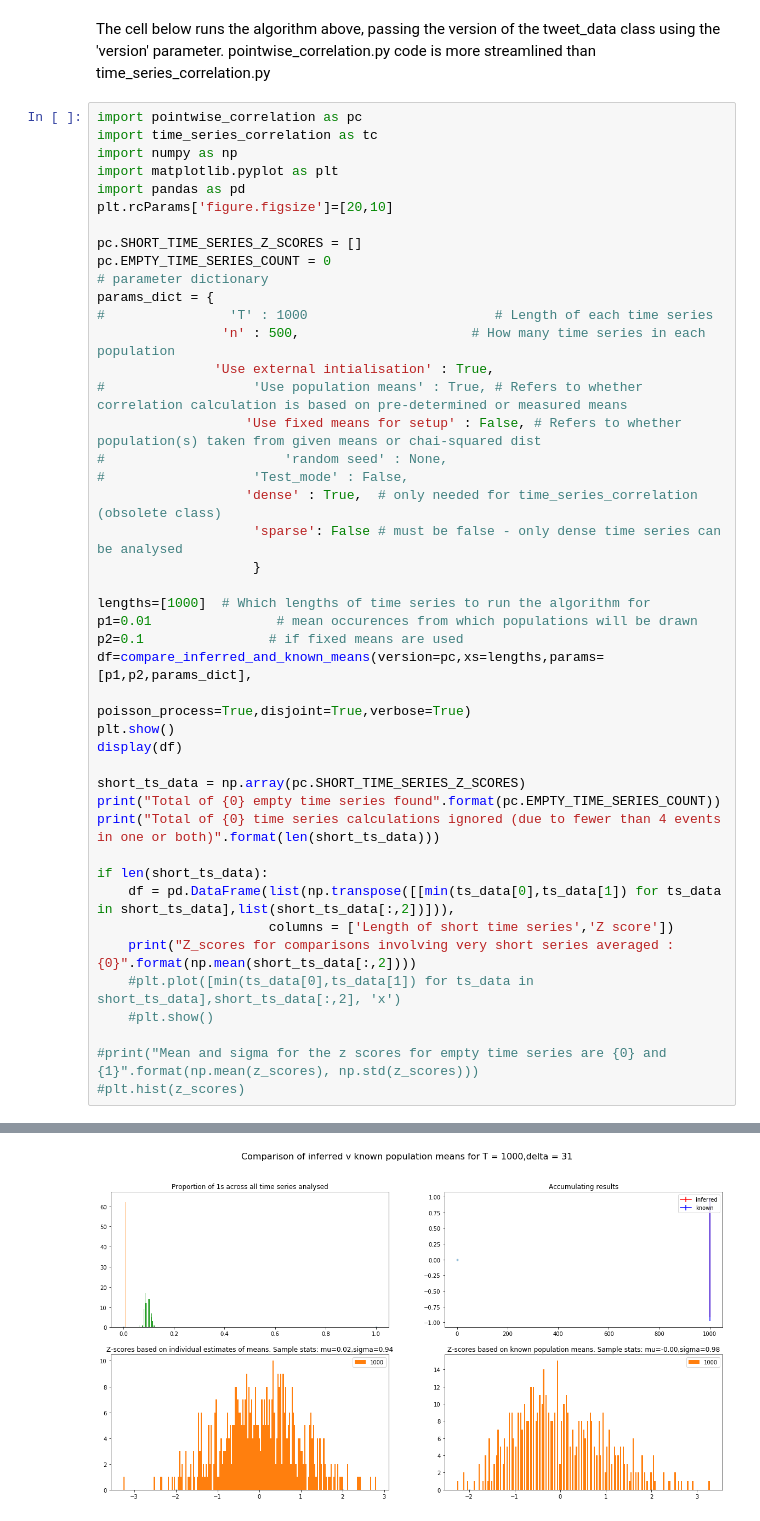
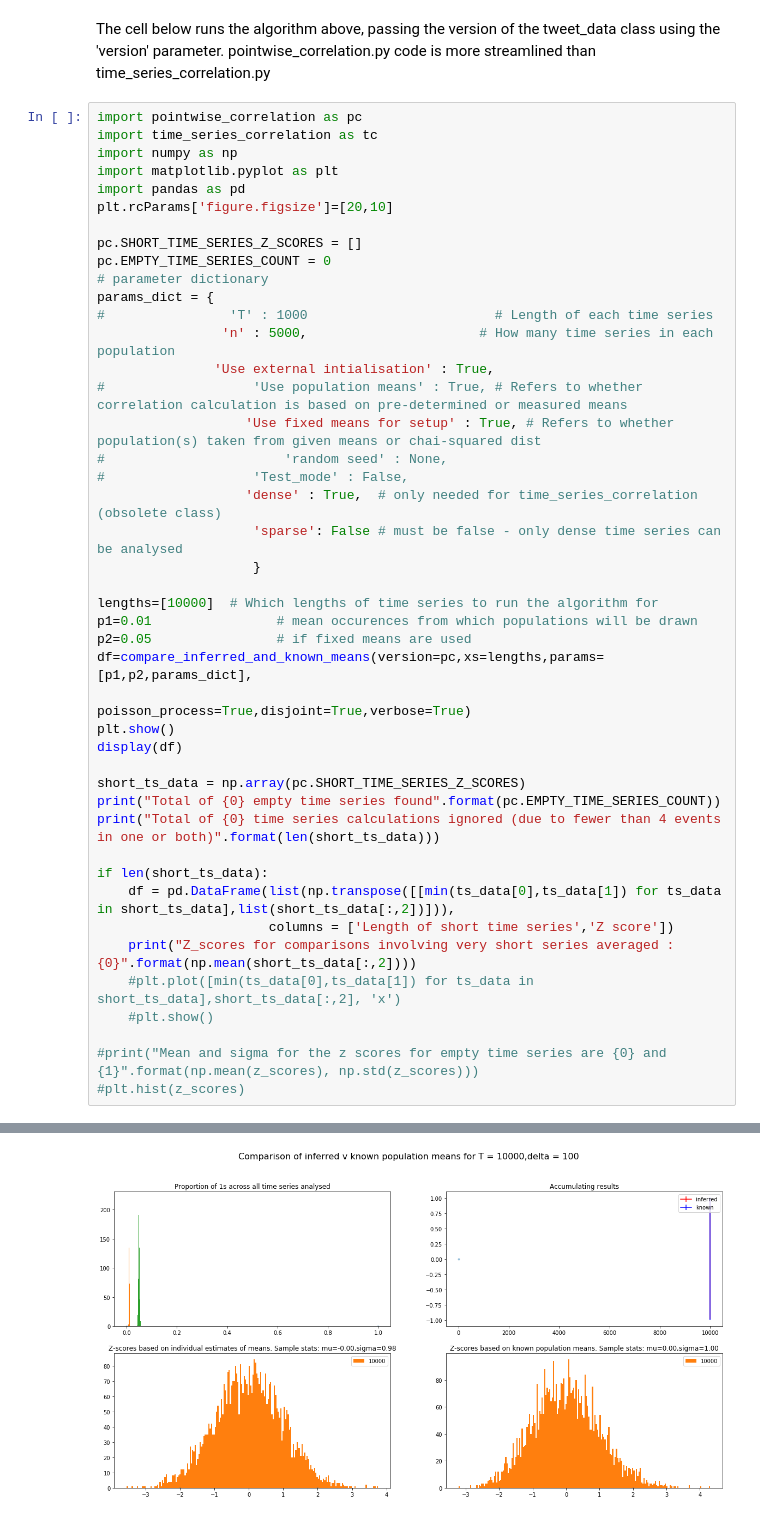
Before and after one commit to owenldennis/Tweet-timings, a Jupyter notebook: src/Tweet_project_tests.ipynb, the cells around one changed output, grey strips where cells are left out. Cells and saved outputs as stored; diff of their text form.

Commit message:
dist_means_working

```diff
--- a/src/Tweet_project_tests.ipynb
+++ b/src/Tweet_project_tests.ipynb
@@ -196,19 +193,19 @@ pc.EMPTY_TIME_SERIES_COUNT = 0
 # parameter dictionary
 params_dict = {
 #                'T' : 1000                        # Length of each time series
-                'n' : 500,                      # How many time series in each population
+                'n' : 5000,                      # How many time series in each population
                'Use external intialisation' : True,
 #                   'Use population means' : True, # Refers to whether correlation calculation is based on pre-determined or measured means
-                   'Use fixed means for setup' : False, # Refers to whether population(s) taken from given means or chai-squared dist
+                   'Use fixed means for setup' : True, # Refers to whether population(s) taken from given means or chai-squared dist
 #                       'random seed' : None,
 #                   'Test_mode' : False,
                    'dense' : True,  # only needed for time_series_correlation (obsolete class)
                     'sparse': False # must be false - only dense time series can be analysed
                     }
 
-lengths=[1000]  # Which lengths of time series to run the algorithm for
+lengths=[10000]  # Which lengths of time series to run the algorithm for
 p1=0.01                # mean occurences from which populations will be drawn
-p2=0.1                # if fixed means are used
+p2=0.05                # if fixed means are used
 df=compare_inferred_and_known_means(version=pc,xs=lengths,params=[p1,p2,params_dict],
                                     poisson_process=True,disjoint=True,verbose=True)
 plt.show()
@@ -248,2 +246,2 @@ Delta (max time-lag tested) is 31
-[figure, old version]
+[figure, new version]
 |  | T | Z score std dev (inferred means) | Z score mean (inferred means) | Z score std dev (known means) | Z score mean (known means) |
```
Also changed, not shown: parts of 3 cells of this notebook, 1 other file.
